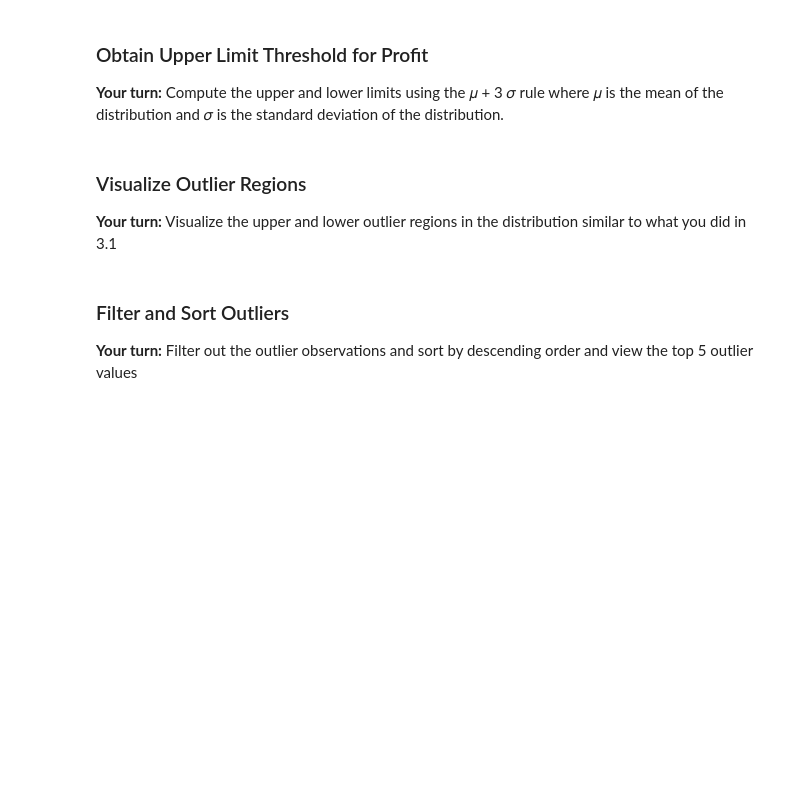
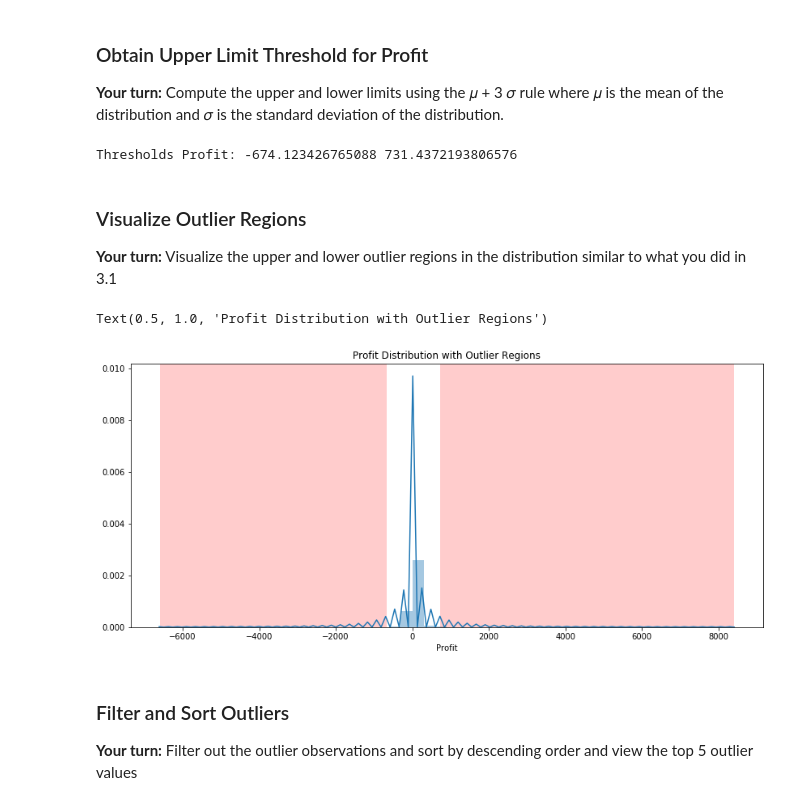
Before and after one commit to narek-g/mec-mini-projects, a Jupyter notebook: mec-16.4.1-anomaly-detection-mini-project/Mini_Project_Anomaly_Detection.ipynb, the cells around one changed output. Drawn from its saved outputs; the diff is of its cells as text; code cells hidden in the pictures; blank space fills up the shorter version.

```diff
--- a/mec-16.4.1-anomaly-detection-mini-project/Mini_Project_Anomaly_Detection.ipynb
+++ b/mec-16.4.1-anomaly-detection-mini-project/Mini_Project_Anomaly_Detection.ipynb
@@ -216,20 +252,32 @@ In this section you will use the learning from Section 3.1 and implement anomaly
 
 __Your turn:__ Compute the upper and lower limits using the  𝜇  + 3 𝜎  rule where  𝜇  is the mean of the distribution and  𝜎  is the standard deviation of the distribution.
 # %%
-mean_profit = #<FILL THIS>
-sigma_profit = #<FILL THIS>
-three_sigma_profit = #<FILL THIS>
+mean_profit = df['Profit'].mean()
+sigma_profit = df['Profit'].std()
+three_sigma_profit = 3*sigma_profit
 
-threshold_profit_upper_limit = #<FILL THIS>
-threshold_profit_lower_limit = #<FILL THIS>
+threshold_profit_upper_limit = mean_profit + three_sigma_profit
+threshold_profit_lower_limit = mean_profit - three_sigma_profit
 
 print('Thresholds Profit:', threshold_profit_lower_limit, threshold_profit_upper_limit)
+# %% [output]
+Thresholds Profit: -674.123426765088 731.4372193806576
 # %% [markdown]
 ### Visualize Outlier Regions
 
 __Your turn:__ Visualize the upper and lower outlier regions in the distribution similar to what you did in 3.1
 # %%
 #<FILL BLANKS HERE>
+# %%
+fig, ax = plt.subplots(1,1, figsize=(14,6))
+
+sns.distplot(df['Profit'])
+plt.axvspan(threshold_profit_upper_limit, df['Profit'].max(), facecolor='r', alpha=0.2)
+plt.axvspan(threshold_profit_lower_limit, df['Profit'].min(), facecolor='r', alpha=0.2)
+plt.title('Profit Distribution with Outlier Regions')
+# %% [output]
+Text(0.5, 1.0, 'Profit Distribution with Outlier Regions')
+[figure, added]
 # %% [markdown]
 ### Filter and Sort Outliers
 
```
Also changed, not shown: parts of 9 cells of this notebook.
